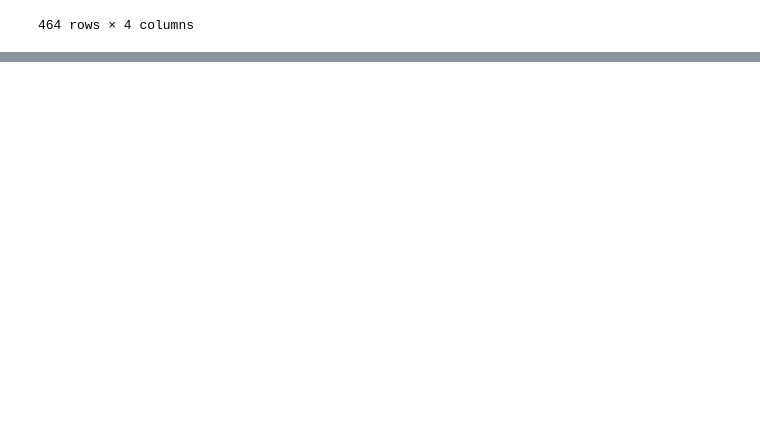
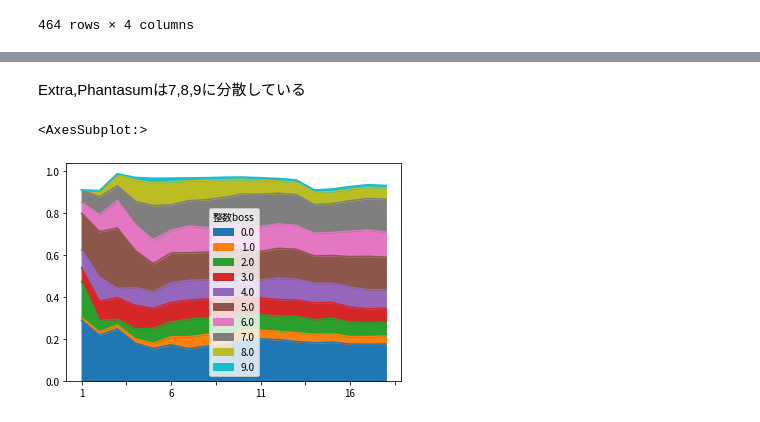
Before and after one commit to xiangze/toubou_vote_analysis, a Jupyter notebook: stagewise.ipynb, the cells around one changed output, grey strips where cells are left out. Cells and saved outputs as stored; diff of their text form; code cells hidden in the pictures; blank space fills up the shorter version.

```diff
--- a/stagewise.ipynb
+++ b/stagewise.ipynb
@@ -205,0 +343,4 @@ music_points_ratio_subtitle.groupby(["Notes"]).count().to_csv("data/music_points
+# %%
+char_title.columns=['名前', '初出作品', '初出番号', '初出年', 'CD(秘封)', '書籍のみ', '整数boss', '整数自機',
+       '非整数自機', '非整数boss', '整数自機回数', '非整数自機回数']
+char_title
@@ -205,0 +383,3 @@ music_points_ratio_subtitle.groupby(["Notes"]).count().to_csv("data/music_points
+# %%
+char_points_ratio=char_points_ratio.drop("Unnamed: 0",axis=1)
+char_points_ratio
@@ -205,0 +400,5 @@ music_points_ratio_subtitle.groupby(["Notes"]).count().to_csv("data/music_points
+# %%
+char_points_ratio_subtitle=pd.merge(char_points_ratio,char_title,how="outer",on="名前")
+# %%
+char_points_ratio_stage=char_points_ratio_subtitle.groupby(["整数boss"]).sum()
+char_points_ratio_stage
@@ -205,0 +419,12 @@ music_points_ratio_subtitle.groupby(["Notes"]).count().to_csv("data/music_points
+# %% [markdown]
+Extra,Phantasumは7,8,9に分散している
+# %%
+
+f = plt.figure()
+char_points_ratio_stage.filter(regex="[0-9]+").T.plot.area(figsize=(10,10))
+plt.title('各投票回別　整数作品ボス、その他主人公(0)人気', color='black')
+plt.legend(loc='center left', bbox_to_anchor=(1.0, 0.5))
+plt.show()
+# %% [output]
+<AxesSubplot:>
+[figure, added]
```
Also changed, not shown: parts of 34 cells of this notebook.
